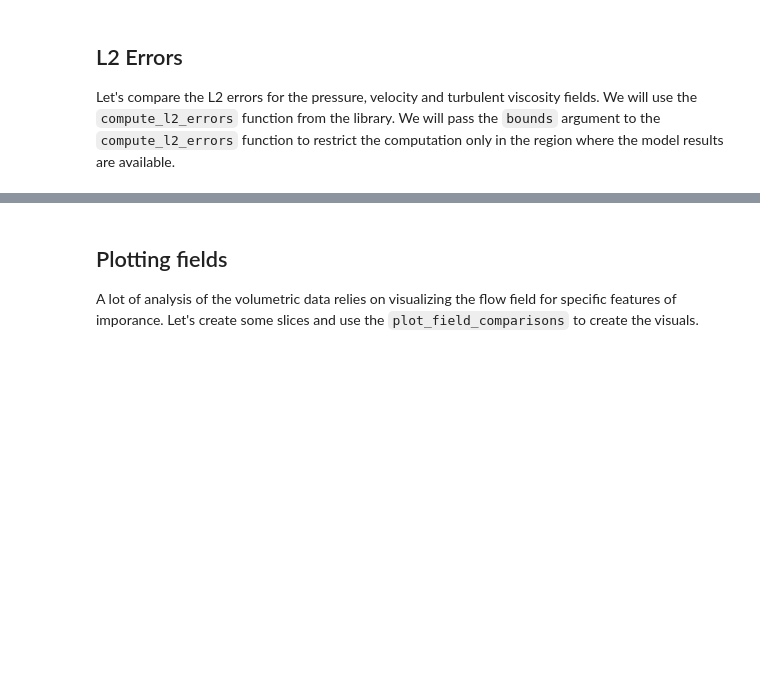
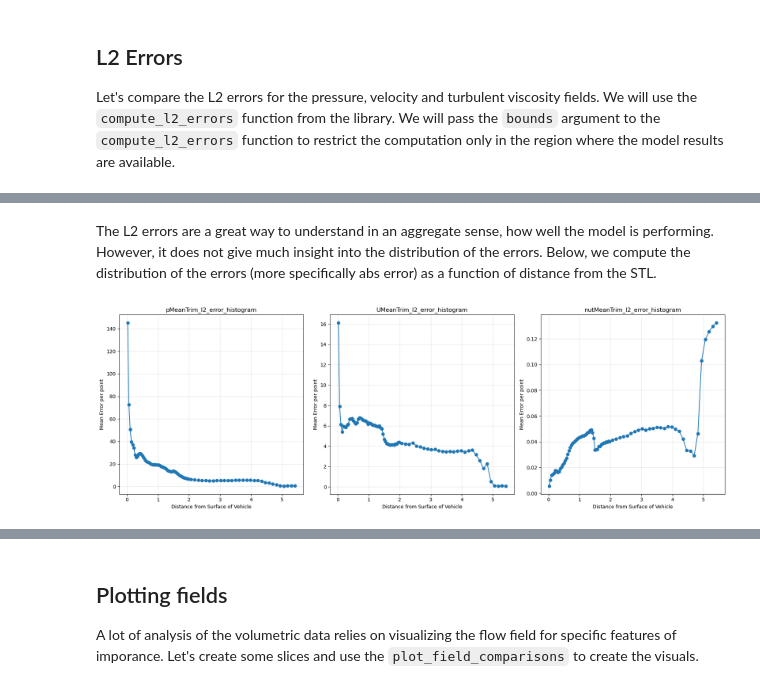
Before and after one commit to peterdsharpe/physicsnemo-cfd, a Jupyter notebook: workflows/bench_example/notebooks/volume_benchmarking.ipynb, the cells around one changed output, grey strips where cells are left out. Cells and saved outputs as stored; diff of their text form; code cells hidden in the pictures; blank space fills up the shorter version.

```diff
--- a/workflows/bench_example/notebooks/volume_benchmarking.ipynb
+++ b/workflows/bench_example/notebooks/volume_benchmarking.ipynb
@@ -166 +186,38 @@ l2_errors
+# %% [markdown]
+The L2 errors are a great way to understand in an aggregate sense, how well the model is performing. However, it does not give much insight into the distribution of the errors. Below, we compute the distribution of the errors (more specifically abs error) as a function of distance from the STL.
+# %%
+from physicsnemo.cfd.bench.metrics.l2_errors import compute_error_vs_sdf
+import matplotlib.pyplot as plt
+
+# determine query points for sdf
+bin_edges = np.linspace(0, 2, 50, endpoint=False)
+bin_edges = np.concatenate([bin_edges, np.linspace(2, 8, 51)])
+
+stl_mesh = pv.read("./drivaer_202_single_solid.stl")
+
+output_dict = compute_error_vs_sdf(
+    mesh,
+    ["pMeanTrim", "UMeanTrim", "nutMeanTrim"],
+    ["pMeanTrimPred", "UMeanTrimPred", "nutMeanTrimPred"],
+    stl_mesh,
+    bin_edges,
+    bounds=[-3.5, 8.5, -2.25, 2.25, -0.32, 3.00],
+    dtype="point"
+)
+# print(output_dict)
+keys_to_plot = [key for key in output_dict.keys() if "histogram" in key]
+fig, axs = plt.subplots(1, len(keys_to_plot), figsize=(18,6))
+for i, key in enumerate(keys_to_plot):
+    ax = axs[i]
+    bin_centers = output_dict[key]["bin_edges"]
+    bin_centers = [(a + b) / 2 for a, b in zip(bin_centers, bin_centers[1:])]
+    errors = output_dict[key]["mean_errors"]
+    ax.plot(bin_centers, errors, marker='o')
+    ax.set_title(key)
+    ax.set_xlabel('Distance from Surface of Vehicle')
+    ax.set_ylabel('Mean Error per point')
+    ax.grid(True, alpha=0.3)
+plt.tight_layout()
+# %% [output]
+[figure, added]
 # %% [markdown]
```
Also changed, not shown: parts of 8 cells of this notebook, 18 other files.
